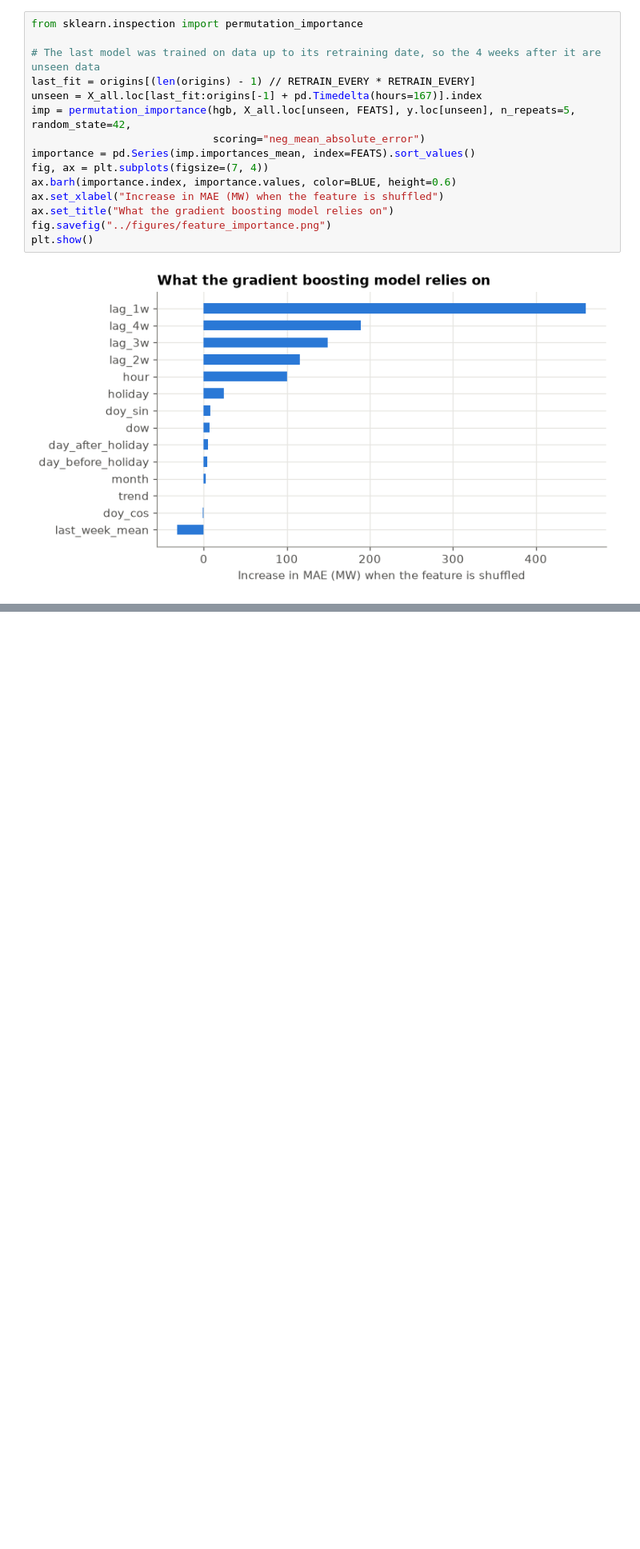
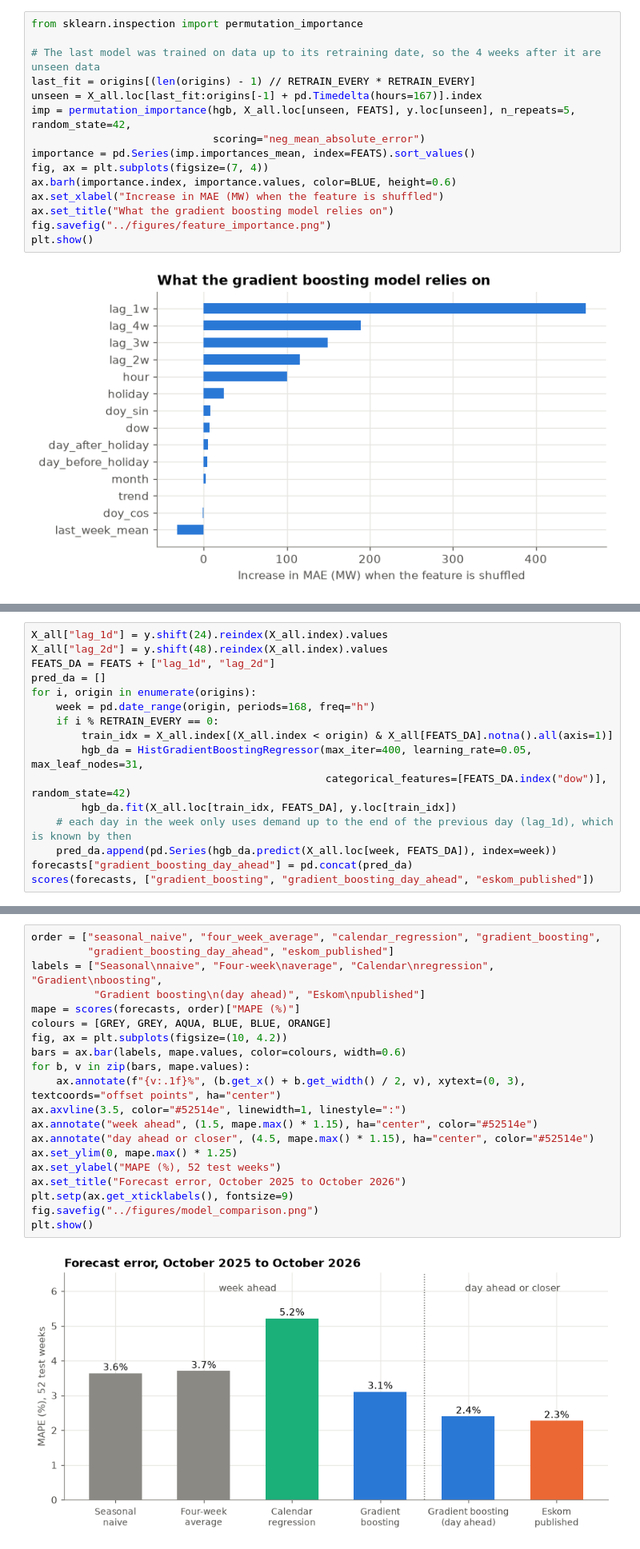
Before and after one commit to vusumuzinkosi/eskom-demand-forecasting, a Jupyter notebook: notebooks/03_model.ipynb, the cells around one changed output, grey strips where cells are left out. Shown at 80% size. Cells and saved outputs as stored; diff of their text form; blank space fills up the shorter version.

Commit message:
Compare with baselines and Eskom forecast

```diff
--- a/notebooks/03_model.ipynb
+++ b/notebooks/03_model.ipynb
@@ -178,0 +194,16 @@ plt.show()
+# %%
+X_all["lag_1d"] = y.shift(24).reindex(X_all.index).values
+X_all["lag_2d"] = y.shift(48).reindex(X_all.index).values
+FEATS_DA = FEATS + ["lag_1d", "lag_2d"]
+pred_da = []
+for i, origin in enumerate(origins):
+    week = pd.date_range(origin, periods=168, freq="h")
+    if i % RETRAIN_EVERY == 0:
+        train_idx = X_all.index[(X_all.index < origin) & X_all[FEATS_DA].notna().all(axis=1)]
+        hgb_da = HistGradientBoostingRegressor(max_iter=400, learning_rate=0.05, max_leaf_nodes=31,
+                                               categorical_features=[FEATS_DA.index("dow")], random_state=42)
+        hgb_da.fit(X_all.loc[train_idx, FEATS_DA], y.loc[train_idx])
+    # each day in the week only uses demand up to the end of the previous day (lag_1d), which is known by then
+    pred_da.append(pd.Series(hgb_da.predict(X_all.loc[week, FEATS_DA]), index=week))
+forecasts["gradient_boosting_day_ahead"] = pd.concat(pred_da)
+scores(forecasts, ["gradient_boosting", "gradient_boosting_day_ahead", "eskom_published"])
@@ -178,0 +215,22 @@ plt.show()
+# %%
+order = ["seasonal_naive", "four_week_average", "calendar_regression", "gradient_boosting",
+         "gradient_boosting_day_ahead", "eskom_published"]
+labels = ["Seasonal\nnaive", "Four-week\naverage", "Calendar\nregression", "Gradient\nboosting",
+          "Gradient boosting\n(day ahead)", "Eskom\npublished"]
+mape = scores(forecasts, order)["MAPE (%)"]
+colours = [GREY, GREY, AQUA, BLUE, BLUE, ORANGE]
+fig, ax = plt.subplots(figsize=(10, 4.2))
+bars = ax.bar(labels, mape.values, color=colours, width=0.6)
+for b, v in zip(bars, mape.values):
+    ax.annotate(f"{v:.1f}%", (b.get_x() + b.get_width() / 2, v), xytext=(0, 3), textcoords="offset points", ha="center")
+ax.axvline(3.5, color="#52514e", linewidth=1, linestyle=":")
+ax.annotate("week ahead", (1.5, mape.max() * 1.15), ha="center", color="#52514e")
+ax.annotate("day ahead or closer", (4.5, mape.max() * 1.15), ha="center", color="#52514e")
+ax.set_ylim(0, mape.max() * 1.25)
+ax.set_ylabel("MAPE (%), 52 test weeks")
+ax.set_title("Forecast error, October 2025 to October 2026")
+plt.setp(ax.get_xticklabels(), fontsize=9)
+fig.savefig("../figures/model_comparison.png")
+plt.show()
+# %% [output]
+[figure, added]
```
Also changed, not shown: parts of 8 cells of this notebook, 3 other files.
